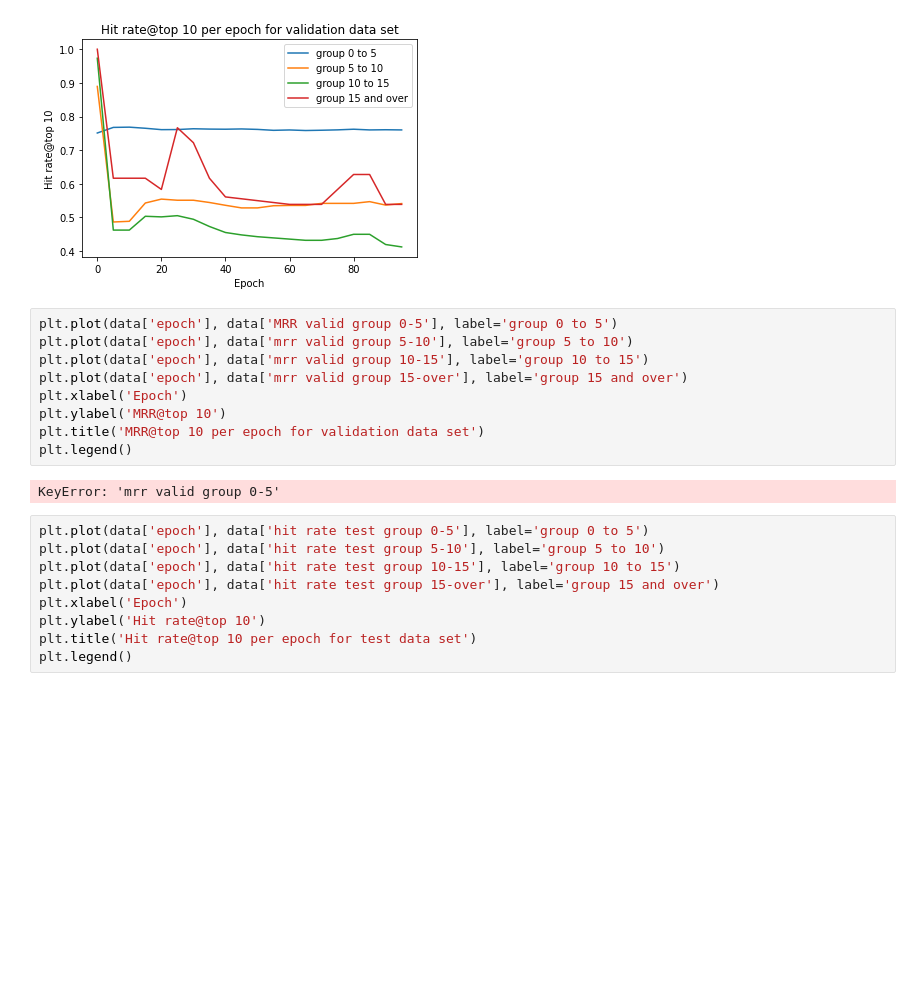
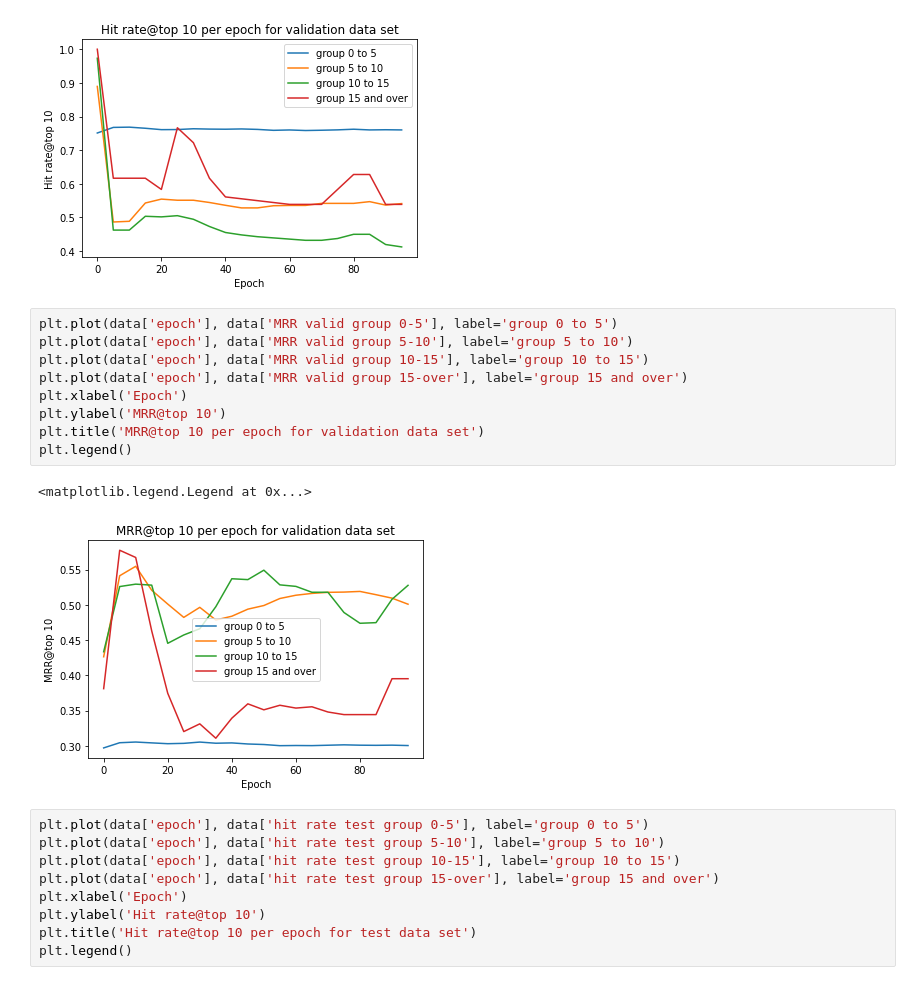
Before and after one commit to qinqin65/GitHub-Repo-RS, a Jupyter notebook: train.ipynb, the cells around one changed output. Saved outputs shown, nothing was run; the diff lists cells and outputs as text; blank space fills up the shorter version.

Commit message:
show MRR score for the test data set

```diff
--- a/train.ipynb
+++ b/train.ipynb
@@ -388,17 +388,18 @@ plt.legend()
 # %% [output]
 <matplotlib.legend.Legend at 0x...>
 [figure]
-# %%
-plt.plot(data['epoch'], data['MRR valid group 0-5'], label='group 0 to 5')
-plt.plot(data['epoch'], data['mrr valid group 5-10'], label='group 5 to 10')
-plt.plot(data['epoch'], data['mrr valid group 10-15'], label='group 10 to 15')
-plt.plot(data['epoch'], data['mrr valid group 15-over'], label='group 15 and over')
-plt.xlabel('Epoch')
-plt.ylabel('MRR@top 10')
-plt.title('MRR@top 10 per epoch for validation data set')
-plt.legend()
-# %% [output]
-KeyError: 'mrr valid group 0-5'
+# %%
+plt.plot(data['epoch'], data['MRR valid group 0-5'], label='group 0 to 5')
+plt.plot(data['epoch'], data['MRR valid group 5-10'], label='group 5 to 10')
+plt.plot(data['epoch'], data['MRR valid group 10-15'], label='group 10 to 15')
+plt.plot(data['epoch'], data['MRR valid group 15-over'], label='group 15 and over')
+plt.xlabel('Epoch')
+plt.ylabel('MRR@top 10')
+plt.title('MRR@top 10 per epoch for validation data set')
+plt.legend()
+# %% [output]
+<matplotlib.legend.Legend at 0x...>
+[figure, added]
 # %%
 plt.plot(data['epoch'], data['hit rate test group 0-5'], label='group 0 to 5')
 plt.plot(data['epoch'], data['hit rate test group 5-10'], label='group 5 to 10')
```
Also changed, not shown: parts of 1 cell of this notebook.
